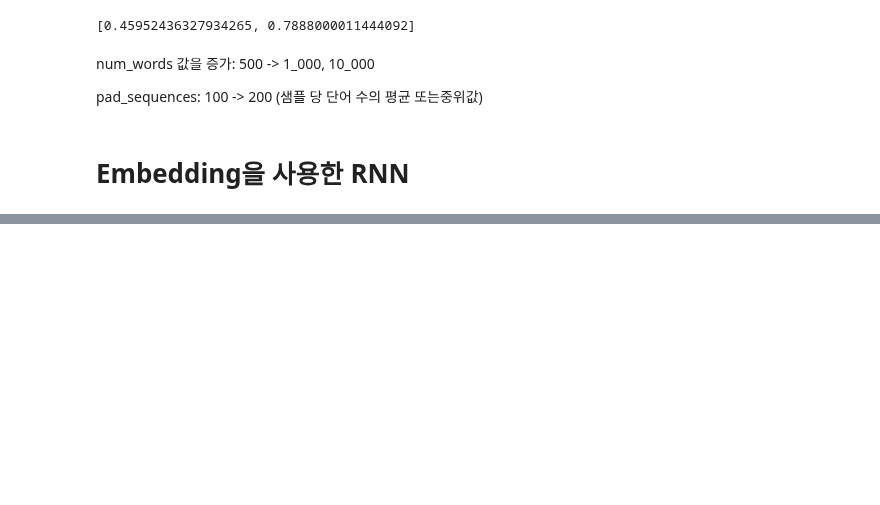
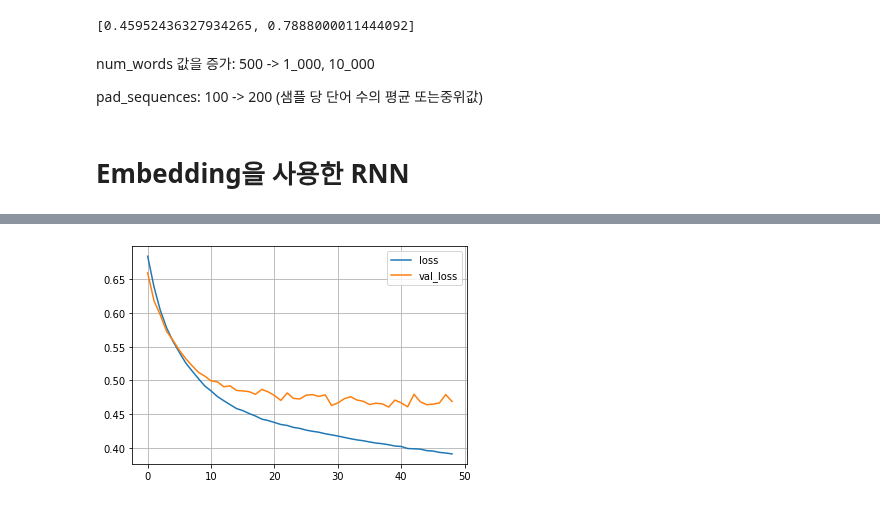
Before and after one commit to JakeOh/202011_itw_bd21, a Jupyter notebook: lab_ml/ml20_rnn.ipynb, the cells around one changed output, grey strips where cells are left out. Drawn from its saved outputs; the diff is of its cells as text; code cells hidden in the pictures; blank space fills up the shorter version.

```diff
--- a/lab_ml/ml20_rnn.ipynb
+++ b/lab_ml/ml20_rnn.ipynb
@@ -560,0 +613,5 @@ pad_sequences: 100 -> 200 (샘플 당 단어 수의 평균 또는중위값)
+# %%
+# 모델 훈련
+history2 = model2.fit(x_train_seq, y_train, batch_size=64, epochs=100,
+                      callbacks=[early_stop_cb, checkpoint_cb],
+                      validation_data=(x_val_seq, y_val))
@@ -560,0 +636,3 @@ pad_sequences: 100 -> 200 (샘플 당 단어 수의 평균 또는중위값)
+# %%
+hist2 = pd.DataFrame(history2.history)
+hist2.tail()
@@ -560,0 +646,7 @@ pad_sequences: 100 -> 200 (샘플 당 단어 수의 평균 또는중위값)
+# %%
+# 손실 곡선
+hist2[['loss', 'val_loss']].plot()
+plt.grid()
+plt.show()
+# %% [output]
+[figure, added]
```
Also changed, not shown: parts of 26 cells of this notebook.
